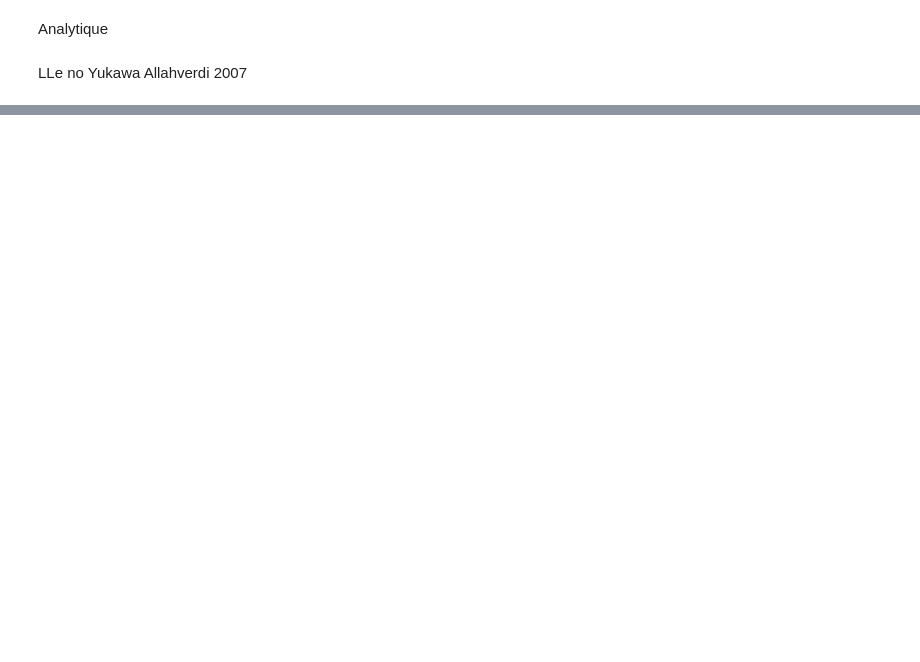
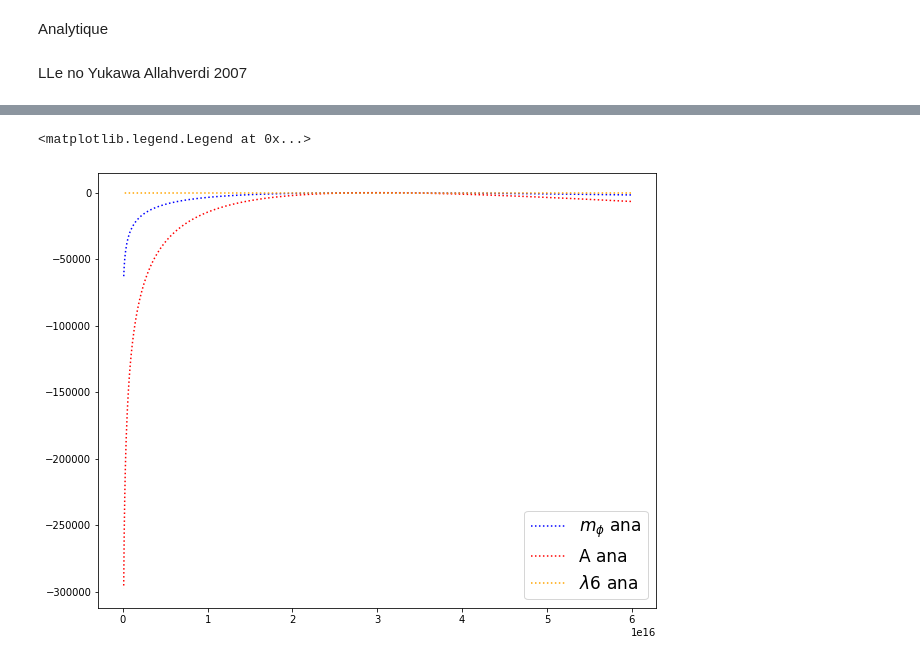
Before and after one commit to gweymann2/MSSM-Inflation, a Jupyter notebook: various RGEs (2).ipynb, the cells around one changed output, grey strips where cells are left out. Saved outputs shown, nothing was run; the diff lists cells and outputs as text; code cells hidden in the pictures; blank space fills up the shorter version.

```diff
--- a/various RGEs (2).ipynb
+++ b/various RGEs (2).ipynb
@@ -189,0 +212,12 @@ define_plot_resolution()
+# %%
+
+plt.figure()
+
+plt.plot(phi_list, np.array(mphi_list), color='blue', linestyle = ':', label=r'$m_\phi$ ana')
+plt.plot(phi_list, np.array(A_list), color='red', linestyle = ':', label='A ana')
+plt.plot(phi_list, (np.array(lambda_list)), color='orange', linestyle = ':', label =r'$\lambda6$ ana')
+
+plt.legend(fontsize=17)
+# %% [output]
+<matplotlib.legend.Legend at 0x...>
+[figure, added]
```
Also changed, not shown: parts of 6 cells of this notebook.
